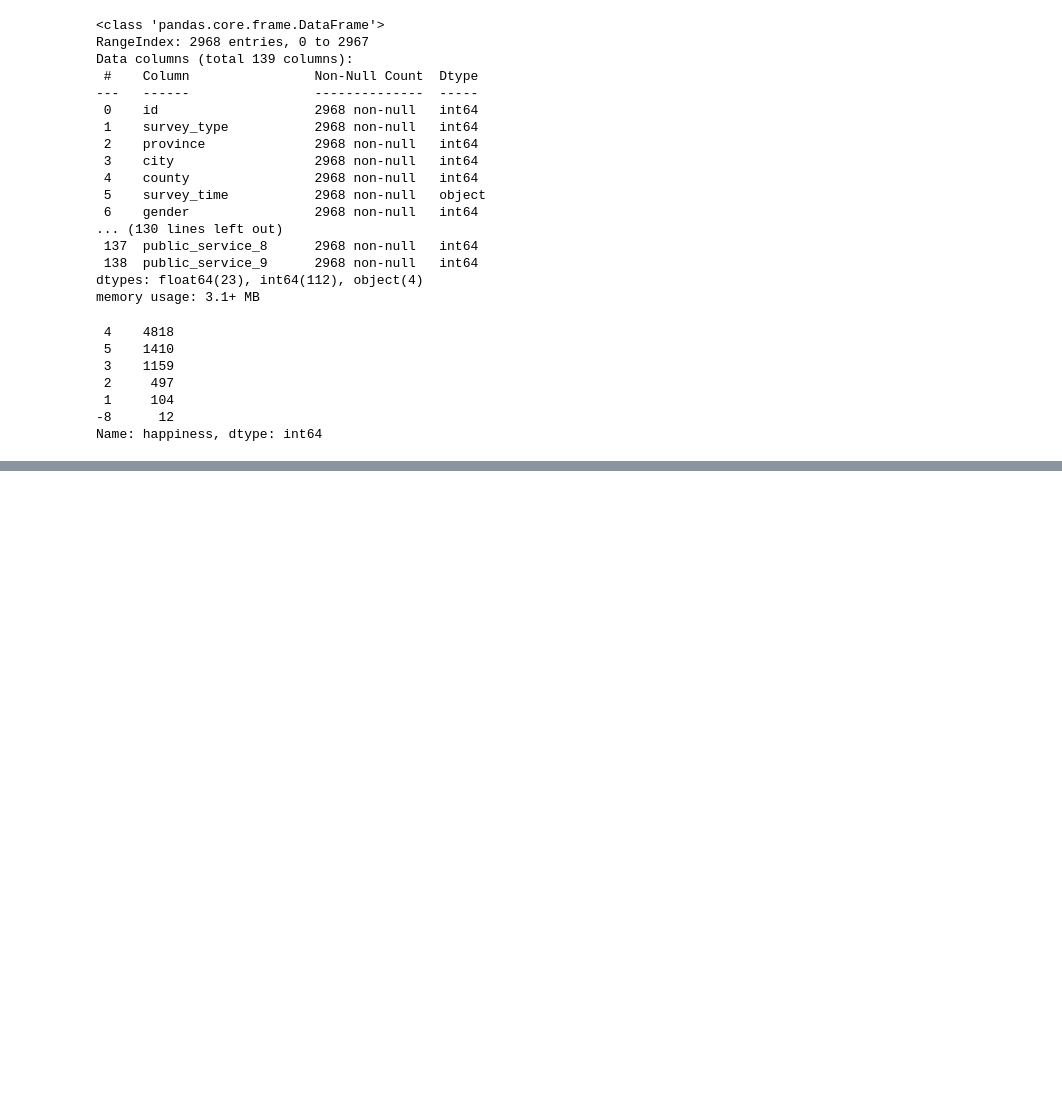
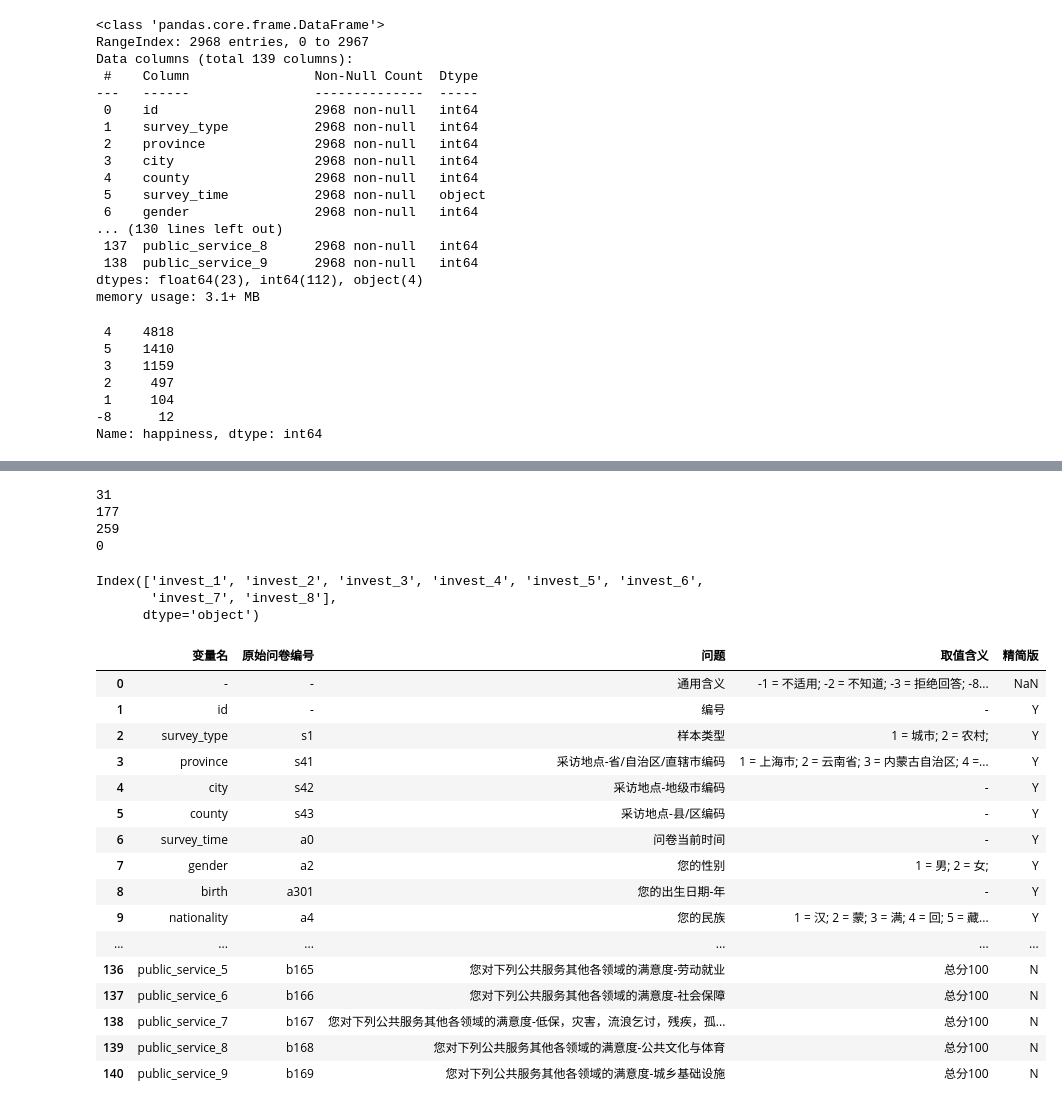
Before and after one commit to jintangz/ML_learing, a Jupyter notebook: notebooks/ml_happiness_project.ipynb, the cells around one changed output, grey strips where cells are left out. Saved outputs shown, nothing was run; the diff lists cells and outputs as text; code cells hidden in the pictures; blank space fills up the shorter version.

```diff
--- a/notebooks/ml_happiness_project.ipynb
+++ b/notebooks/ml_happiness_project.ipynb
@@ -120,0 +189,36 @@ def get_age(data:pd.DataFrame)->pd.DataFrame:
+# %%
+print((tmp['media_other'] !=0).sum())
+print((tmp['leisure_other'] !=0).sum())
+print((tmp['insure_other'] !=0).sum())
+print((tmp['cnt'] !=0).sum())
+# %% [output]
+31
+177
+259
+0
+# %%
+df_train.filter(regex='invest_[1-8]').columns
+# %% [output]
+Index(['invest_1', 'invest_2', 'invest_3', 'invest_4', 'invest_5', 'invest_6',
+       'invest_7', 'invest_8'],
+      dtype='object')
+# %%
+df_index
+# %% [output]
+|  | 变量名 | 原始问卷编号 | 问题 | 取值含义 | 精简版 |
+| 0 | - | - | 通用含义 | -1 = 不适用; -2 = 不知道; -3 = 拒绝回答; -8... | NaN |
+| 1 | id | - | 编号 | - | Y |
+| 2 | survey_type | s1 | 样本类型 | 1 = 城市; 2 = 农村; | Y |
+| 3 | province | s41 | 采访地点-省/自治区/直辖市编码 | 1 = 上海市; 2 = 云南省; 3 = 内蒙古自治区; 4 =... | Y |
+| 4 | city | s42 | 采访地点-地级市编码 | - | Y |
+| 5 | county | s43 | 采访地点-县/区编码 | - | Y |
+| 6 | survey_time | a0 | 问卷当前时间 | - | Y |
+| 7 | gender | a2 | 您的性别 | 1 = 男; 2 = 女; | Y |
+| 8 | birth | a301 | 您的出生日期-年 | - | Y |
+| 9 | nationality | a4 | 您的民族 | 1 = 汉; 2 = 蒙; 3 = 满; 4 = 回; 5 = 藏... | Y |
+| ... | ... | ... | ... | ... | ... |
+| 136 | public_service_5 | b165 | 您对下列公共服务其他各领域的满意度-劳动就业 | 总分100 | N |
+| 137 | public_service_6 | b166 | 您对下列公共服务其他各领域的满意度-社会保障 | 总分100 | N |
+| 138 | public_service_7 | b167 | 您对下列公共服务其他各领域的满意度-低保，灾害，流浪乞讨，残疾，孤... | 总分100 | N |
+| 139 | public_service_8 | b168 | 您对下列公共服务其他各领域的满意度-公共文化与体育 | 总分100 | N |
+| 140 | public_service_9 | b169 | 您对下列公共服务其他各领域的满意度-城乡基础设施 | 总分100 | N |
```
Also changed, not shown: parts of 8 cells of this notebook.
